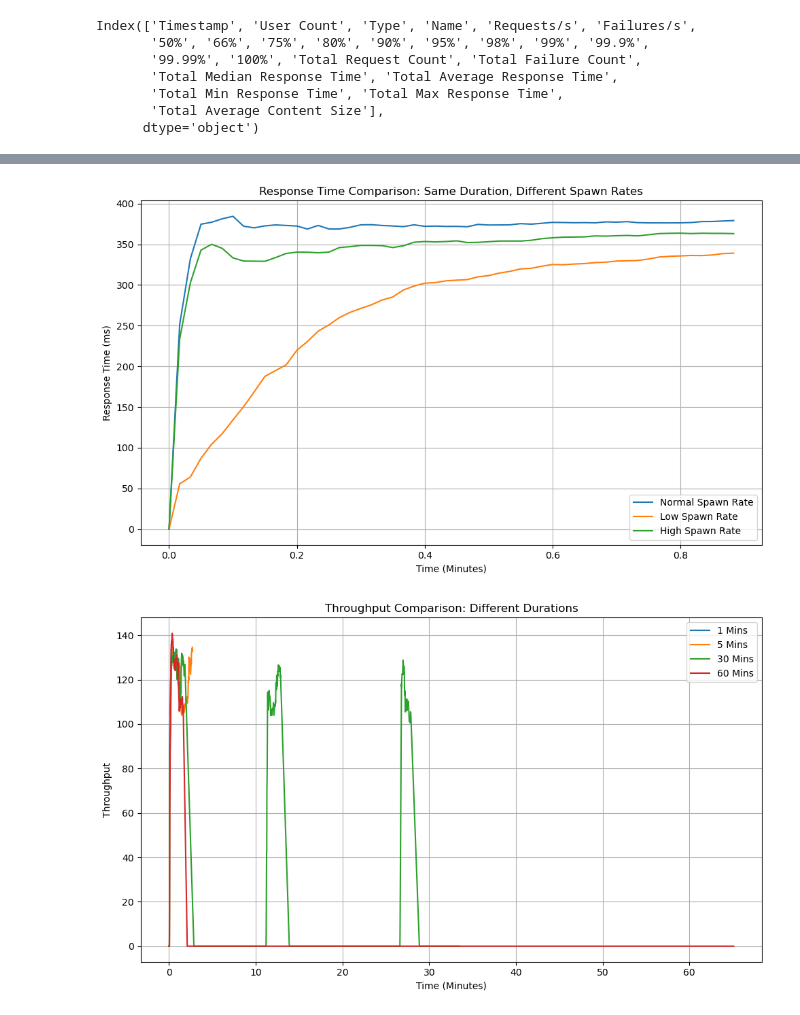
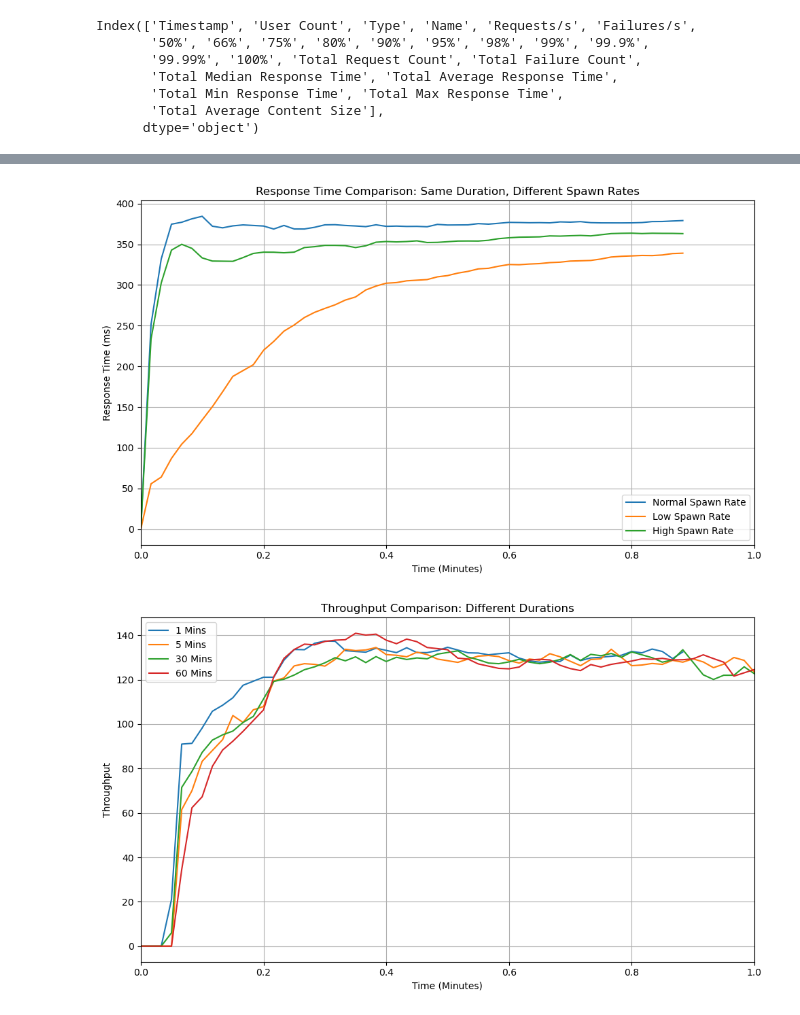
Before and after one commit to zhifanl/SENG533-TeaStore-Evaluation, a Jupyter notebook: locust_data_analysis.ipynb, the cells around one changed output, grey strips where cells are left out. Drawn from its saved outputs; the diff is of its cells as text; code cells hidden in the pictures.

```diff
--- a/locust_data_analysis.ipynb
+++ b/locust_data_analysis.ipynb
@@ -110,7 +155,8 @@ plot_data(
     ['Normal Spawn Rate', 'Low Spawn Rate', 'High Spawn Rate'],
     'Requests/s',
     'Throughput',
-    'Throughput Comparison: Same Duration, Different Spawn Rates'
+    'Throughput Comparison: Same Duration, Different Spawn Rates',
+    max_duration= 1
 )
 
 plot_data(
@@ -118,10 +164,29 @@ plot_data(
     ['Normal Spawn Rate', 'Low Spawn Rate', 'High Spawn Rate'],
     'Total Average Response Time',
     'Response Time (ms)',
-    'Response Time Comparison: Same Duration, Different Spawn Rates'
+    'Response Time Comparison: Same Duration, Different Spawn Rates',
+    max_duration= 1
 )
 
 # Different durations
+plot_data(
+    [data_frames['medium']['short'], data_frames['medium']['long_5mins'], data_frames['medium']['long_30mins'],  data_frames['medium']['long_60mins']],
+    ['1 Mins', '5 Mins', '30 Mins', '60 Mins'],
+    'Requests/s',
+    'Throughput',
+    'Throughput Comparison: Different Durations',
+    max_duration= 1
+)
+
+plot_data(
+    [data_frames['medium']['short'], data_frames['medium']['long_5mins'], data_frames['medium']['long_30mins'],  data_frames['medium']['long_60mins']],
+    ['1 Mins', '5 Mins', '30 Mins', '60 Mins'],
+    'Requests/s',
+    'Throughput',
+    'Throughput Comparison: Different Durations',
+    max_duration= 10
+)
+
 plot_data(
     [data_frames['medium']['short'], data_frames['medium']['long_5mins'], data_frames['medium']['long_30mins'],  data_frames['medium']['long_60mins']],
     ['1 Mins', '5 Mins', '30 Mins', '60 Mins'],
@@ -135,6 +200,24 @@ plot_data(
     ['1 Mins', '5 Mins', '30 Mins', '60 Mins'],
     'Total Average Response Time',
     'Response Time (ms)',
+    'Response Time Comparison: Different Durations',
+    max_duration= 1
+)
+
+plot_data(
+    [data_frames['medium']['short'], data_frames['medium']['long_5mins'], data_frames['medium']['long_30mins'],  data_frames['medium']['long_60mins']],
+    ['1 Mins', '5 Mins', '30 Mins', '60 Mins'],
+    'Total Average Response Time',
+    'Response Time (ms)',
+    'Response Time Comparison: Different Durations',
+    max_duration= 10
+)
+
+plot_data(
+    [data_frames['medium']['short'], data_frames['medium']['long_5mins'], data_frames['medium']['long_30mins'],  data_frames['medium']['long_60mins']],
+    ['1 Mins', '5 Mins', '30 Mins', '60 Mins'],
+    'Total Average Response Time',
+    'Response Time (ms)',
     'Response Time Comparison: Different Durations'
 )
 # %% [output]
@@ -142,2 +225,2 @@ plot_data(
-[figure, old version]
+[figure, new version]
-[figure, old version]
+[figure, new version]
```
Also changed, not shown: parts of 3 cells of this notebook, 4 other files.
